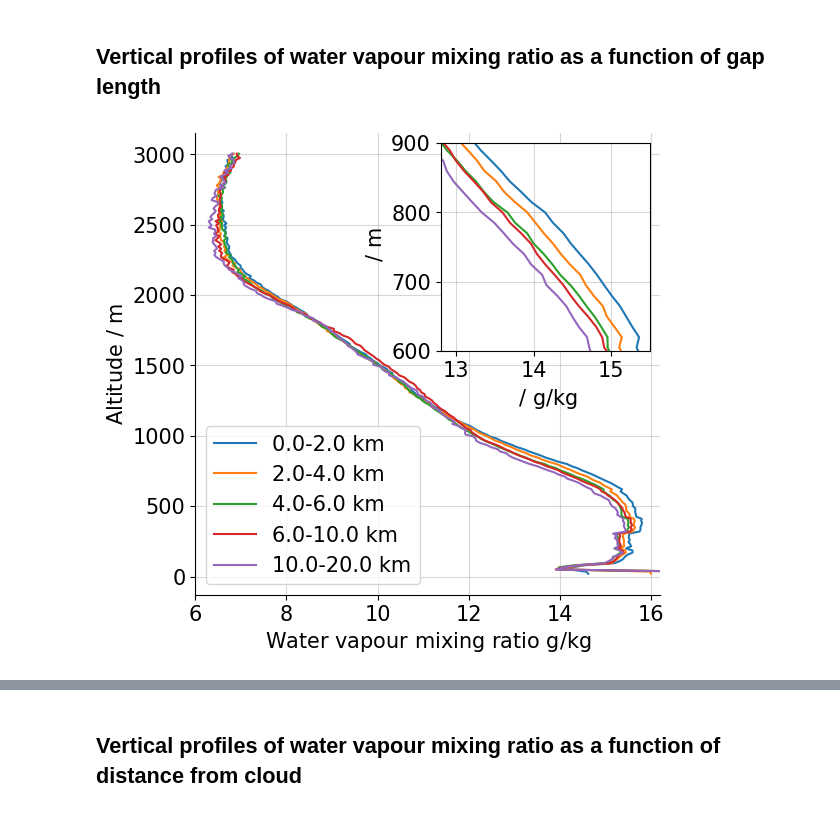
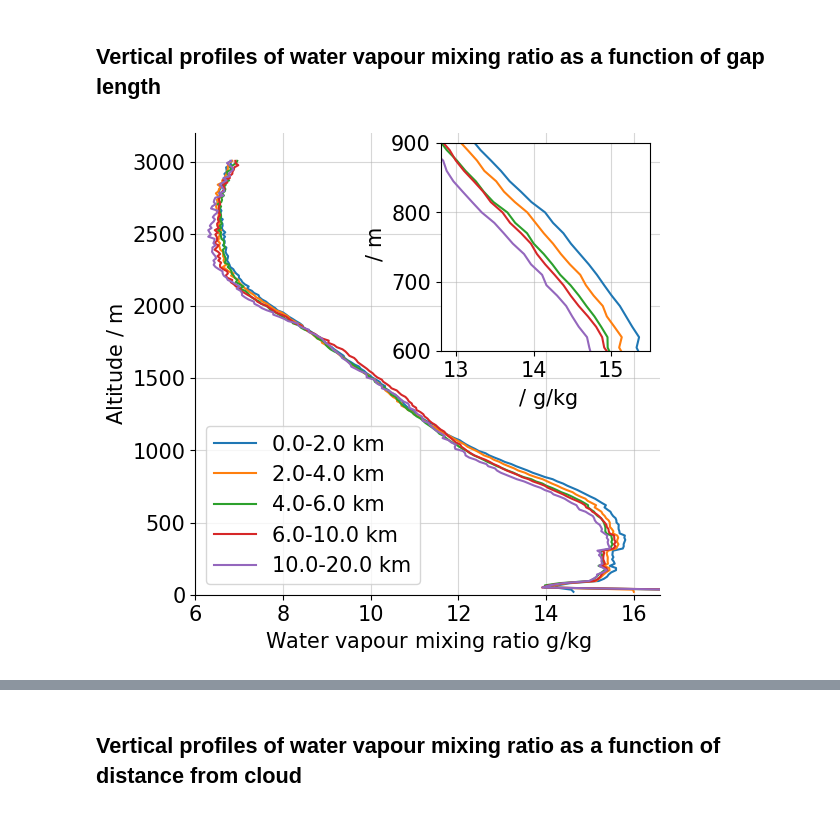
Before and after one commit to mariusrixen/Humidity_haloes, a Jupyter notebook: plotting_functions/vertical_profiles.ipynb, the cells around one changed output, grey strips where cells are left out. Cells and saved outputs as stored; diff of their text form; code cells hidden in the pictures.

```diff
--- a/plotting_functions/vertical_profiles.ipynb
+++ b/plotting_functions/vertical_profiles.ipynb
@@ -85,7 +85,8 @@ def plot_mean_vertical_profiles_gap(combined_gaps, distance_bins, windspeed_avg)
     ax.spines.right.set_visible(False)
     ax.spines.top.set_visible(False)
     ax.grid(alpha=0.5)
-    ax.set_xlim(6, 16.2)
+    ax.set_xlim(6, 16.6)
+    ax.set_ylim(0, 3200)
 
     #This creates a subplot into the main plot with a zoom in the bottom layer, where we have a lot of lcouds
     # Create inset of the zoomed-in region
@@ -99,31 +100,32 @@ def plot_mean_vertical_profiles_gap(combined_gaps, distance_bins, windspeed_avg)
         upper_time_index = upper_bound / windspeed_avg.item() / 4
 
         # Filter gaps based on gap_length within the distance bin
         gaps_in_bin = combined_gaps.where((combined_gaps.gap_length >= lower_time_index) &
                                            (combined_gaps.gap_length < upper_time_index), drop=True)
 
         # Compute the mean vertical profile for the filtered gaps
         gaps_mean = gaps_in_bin.mean(dim='gaps')
 
         # Plotting
         ax_inset.plot(gaps_mean, gaps_mean.alt)
 
     ax_inset.set_xlim(12.8, 15.5)
     ax_inset.set_ylim(600, 900)
     ax_inset.set_xlabel(r' / ${\rm g/kg}$', fontsize=15)
     ax_inset.set_ylabel(r' / ${\rm m}$', fontsize=SIZE)
     ax_inset.tick_params(axis='both', which='major', labelsize=SIZE)
     ax_inset.grid(alpha=0.5)
 
+
     plt.savefig('./../Figures/vertical_profile/vert_profile_gap_transition_with_zoomed_box.png', bbox_inches='tight')
     return fig, ax
 
 # Define the distance bins in meters
 distance_bins = [(0, 2000), (2000, 4000), (4000, 6000), (6000, 10000), (10000, 20000)]
 
 # Assuming combined_gaps is the result from the mr_profile_gaps function
 fig, ax = plot_mean_vertical_profiles_gap(combined_gaps, distance_bins, windspeed_avg)
 
 plt.show()
 # %% [output]
-[figure, old version]
+[figure, new version]
```
Also changed, not shown: parts of 2 cells of this notebook, 13 other files.
